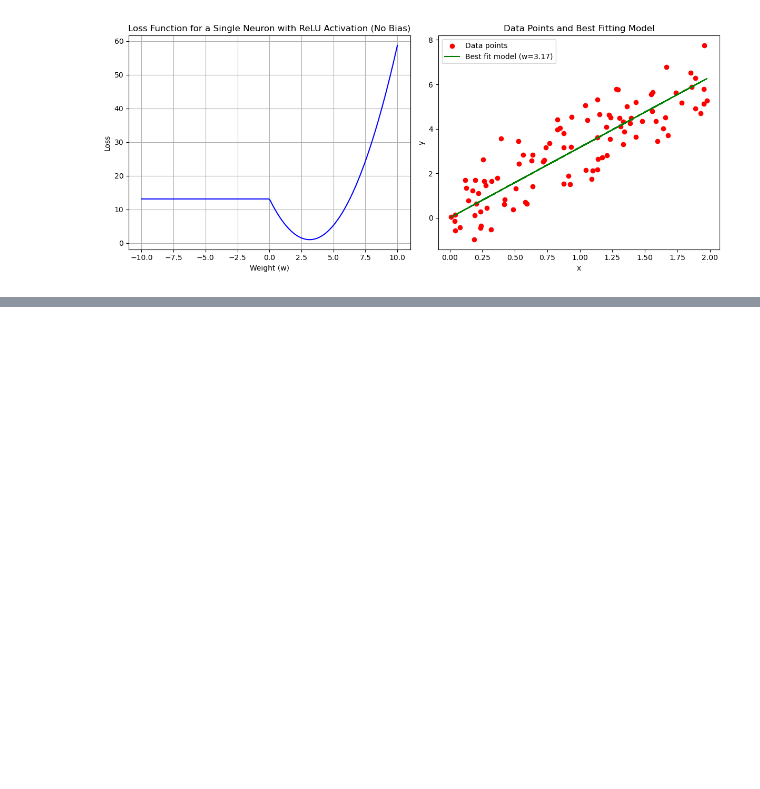
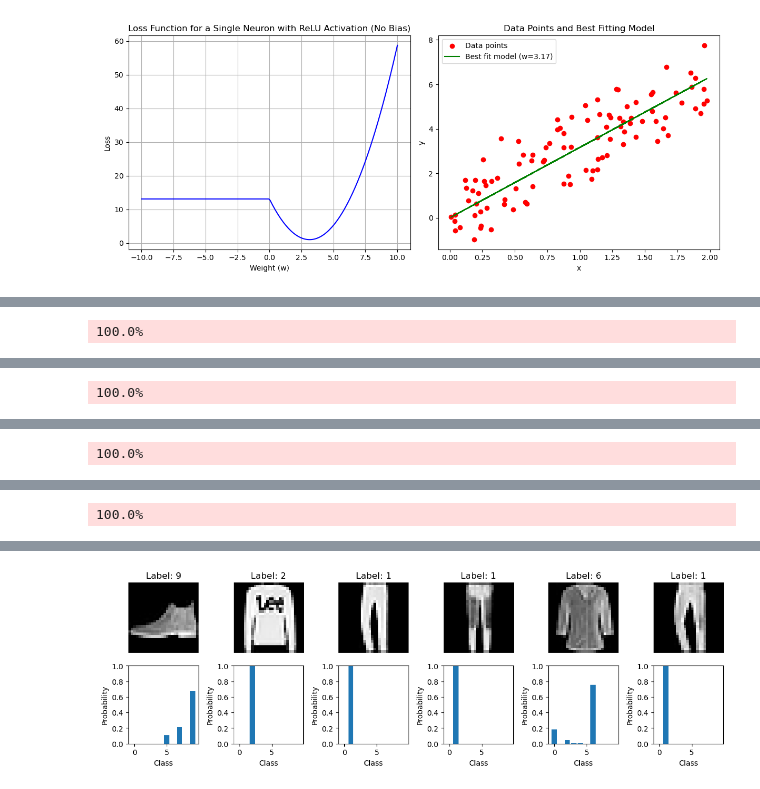
Before and after one commit to mcrovella/DS701-Tools-for-Data-Science, a Jupyter notebook: 23-NN-Loss-Functions.ipynb, the cells around one changed output, grey strips where cells are left out. Drawn from its saved outputs; the diff is of its cells as text; code cells hidden in the pictures; blank space fills up the shorter version.

```diff
--- a/23-NN-Loss-Functions.ipynb
+++ b/23-NN-Loss-Functions.ipynb
@@ -785,0 +1130,73 @@ plt.show()
+# %%
+import torch
+import torch.nn as nn
+import torch.optim as optim
+from torchvision import datasets, transforms
+from torch.utils.data import DataLoader
+import matplotlib.pyplot as plt
+import numpy as np
+
+# Define a small MLP neural network
+class SmallMLP(nn.Module):
+    def __init__(self):
+        super(SmallMLP, self).__init__()
+        self.fc1 = nn.Linear(784, 128)
+        self.fc2 = nn.Linear(128, 64)
+        self.fc3 = nn.Linear(64, 10)
+
+    def forward(self, x):
+        x = x.view(-1, 28*28)  # Flatten the image
+        x = torch.relu(self.fc1(x))
+        x = torch.relu(self.fc2(x))
+        x = self.fc3(x)
+        return x
+
+# Load FashionMNIST dataset
+transform = transforms.Compose([transforms.ToTensor(), transforms.Normalize((0.5,), (0.5,))])
+train_dataset = datasets.FashionMNIST(root='./data', train=True, download=True, transform=transform)
+test_dataset = datasets.FashionMNIST(root='./data', train=False, download=True, transform=transform)
+train_loader = DataLoader(train_dataset, batch_size=64, shuffle=True)
+test_loader = DataLoader(test_dataset, batch_size=1000, shuffle=False)
+
+# Initialize model, loss function, and optimizer
+model = SmallMLP()
+criterion = nn.CrossEntropyLoss()
+optimizer = optim.Adam(model.parameters(), lr=0.001)
+
+# Training and testing functions are the same as previously defined
+# ...
+
+# Training and testing the model
+epochs = 5
+for epoch in range(epochs):
+    train_loss, train_accuracy = train(model, train_loader, optimizer, criterion)
+    test_loss, test_accuracy = test(model, test_loader, criterion)
+    print(f'Epoch: {epoch + 1}/{epochs}, Train Loss: {train_loss:.4f}, Train Accuracy: {train_accuracy:.2f}%, Test Loss: {test_loss:.4f}, Test Accuracy: {test_accuracy:.2f}%')
+
+# Display an example FashionMNIST image and model predictions
+def display_image_predictions(model, data_loader):
+    model.eval()
+    data, target = next(iter(data_loader))
+    with torch.no_grad():
+        output = model(data)
+        probs = torch.nn.functional.softmax(output, dim=1)
+
+    plt.figure(figsize=(12, 4))
+    for i in range(6):
+        plt.subplot(2, 6, i+1)
+        plt.imshow(data[i][0], cmap='gray')
+        plt.title(f'Label: {target[i]}')
+        plt.axis('off')
+
+        plt.subplot(2, 6, i+7)
+        plt.bar(np.arange(10), probs[i].numpy())
+        plt.xlabel('Class')
+        plt.ylabel('Probability')
+        plt.ylim([0, 1])
+
+    plt.tight_layout()
+    plt.show()
+
+# Show example predictions
+display_image_predictions(model, test_loader)
+# %% [output]
@@ -785,0 +1205 @@ plt.show()
+100.0%
@@ -785,0 +1210 @@ plt.show()
+100.0%
@@ -785,0 +1215 @@ plt.show()
+100.0%
@@ -785,0 +1220 @@ plt.show()
+100.0%
@@ -785,0 +1228 @@ plt.show()
+[figure, added]
```
Also changed, not shown: parts of 6 cells of this notebook, 11 other files.
